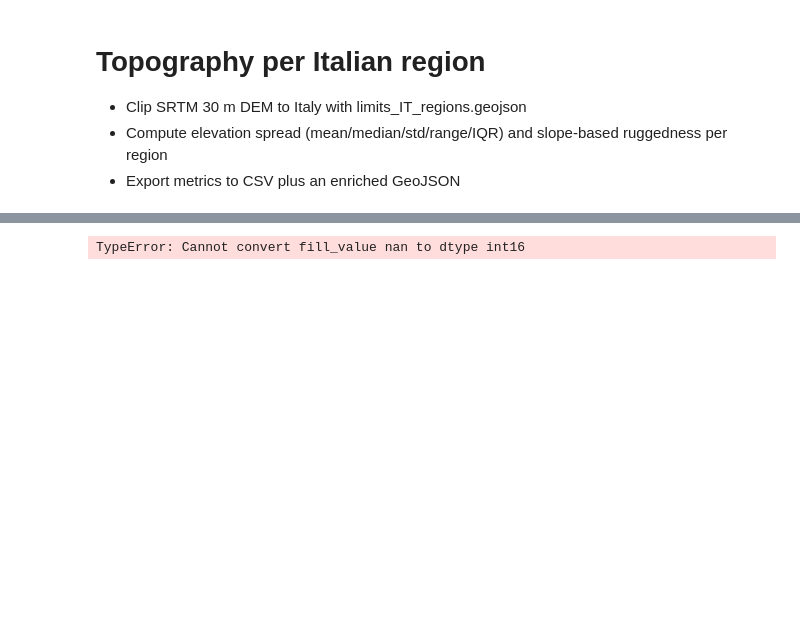
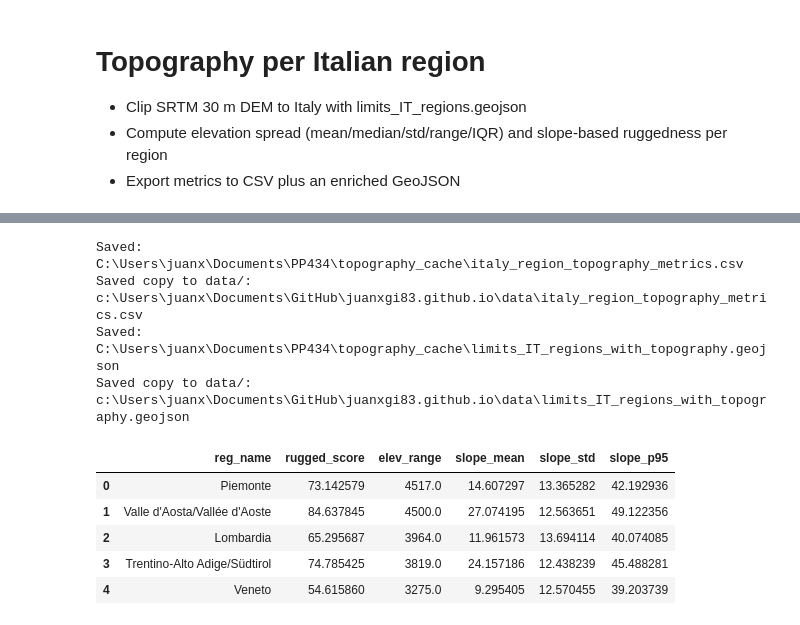
Before and after one commit to juanxgi83/juanxgi83.github.io, a Jupyter notebook: jupyter_notebooks/italy_accidents_region_analyses.ipynb, the cells around one changed output, grey strips where cells are left out. Cells and saved outputs as stored; diff of their text form; code cells hidden in the pictures; blank space fills up the shorter version.

```diff
--- a/jupyter_notebooks/italy_accidents_region_analyses.ipynb
+++ b/jupyter_notebooks/italy_accidents_region_analyses.ipynb
@@ -101,9 +88,15 @@ with rasterio.open(dem_path) as src:
     dem = src.read(1, masked=True).astype("float32")
     dem = dem.filled(np.nan)
     transform = src.transform
-    xres = transform.a
-    yres = -transform.e
-    gy, gx = np.gradient(dem, yres, xres)
+    xres_deg = transform.a
+    yres_deg = -transform.e
+    # convert degree spacing to meters at mid-latitude of Italy
+    lat0 = float((bounds[1] + bounds[3]) / 2)
+    m_per_deg_lat = 111320.0
+    m_per_deg_lon = 111320.0 * np.cos(np.deg2rad(lat0))
+    xres_m = xres_deg * m_per_deg_lon
+    yres_m = yres_deg * m_per_deg_lat
+    gy, gx = np.gradient(dem, yres_m, xres_m)
     slope_rad = np.arctan(np.sqrt(gx**2 + gy**2))
     slope_deg = np.degrees(slope_rad)
     profile = src.profile
@@ -124,39 +117,62 @@ def p25(arr):
 def p75(arr):
     arr = _finite(arr)
     return np.percentile(arr, 75) if arr.size else np.nan
 
+def p95(arr):
+    arr = _finite(arr)
+    return np.percentile(arr, 95) if arr.size else np.nan
+
 elev_stats = zonal_stats(
     gdf,
     dem_path,
     stats=["mean", "median", "std", "min", "max"],
     nodata=nodata_val,
     add_stats={"p25": p25, "p75": p75}
 )
 
 slope_stats = zonal_stats(
     gdf,
     slope_path,
     stats=["mean", "std", "max"],
-    nodata=nodata_val
+    nodata=nodata_val,
+    add_stats={"p95": p95}
 )
 
 elev_df = pd.DataFrame(elev_stats).add_prefix("elev_")
 slope_df = pd.DataFrame(slope_stats).add_prefix("slope_")
 result = pd.concat([gdf.reset_index(drop=True), elev_df, slope_df], axis=1)
 result["elev_range"] = result["elev_max"] - result["elev_min"]
 result["elev_iqr"] = result["elev_p75"] - result["elev_p25"]
+result["rugged_score"] = result["slope_mean"] + result["slope_std"] + (result["elev_range"] / 100.0)  # simple composite
+result["slope_p95"] = result["slope_p95"]
 
 region_col_candidates = [c for c in gdf.columns if c != gdf.geometry.name and c.lower().startswith(("name", "reg"))]
 region_col = region_col_candidates[0] if region_col_candidates else [c for c in gdf.columns if c != gdf.geometry.name][0]
 
-out_csv = work_dir / "italy_region_topography_metrics.csv"
-result[[region_col, "elev_mean", "elev_median", "elev_std", "elev_range", "elev_iqr", "elev_p25", "elev_p75", "slope_mean", "slope_std", "slope_max"]].to_csv(out_csv, index=False)
+out_csv_cache = work_dir / "italy_region_topography_metrics.csv"
+out_csv_data = data_dir / "italy_region_topography_metrics.csv"
+summary_cols = [region_col, "elev_mean", "elev_median", "elev_std", "elev_range", "elev_iqr", "elev_p25", "elev_p75", "slope_mean", "slope_std", "slope_max", "slope_p95", "rugged_score"]
+result[summary_cols].to_csv(out_csv_cache, index=False)
+result[summary_cols].to_csv(out_csv_data, index=False)
 
-out_geojson = work_dir / "limits_IT_regions_with_topography.geojson"
-result.to_file(out_geojson, driver="GeoJSON")
+out_geojson_cache = work_dir / "limits_IT_regions_with_topography.geojson"
+out_geojson_data = data_dir / "limits_IT_regions_with_topography.geojson"
+result.to_file(out_geojson_cache, driver="GeoJSON")
+result.to_file(out_geojson_data, driver="GeoJSON")
 
-print("Saved:", out_csv)
-print("Saved:", out_geojson)
-result[[region_col, "elev_mean", "elev_range", "slope_mean"]].head()
+print("Saved:", out_csv_cache)
+print("Saved copy to data/:", out_csv_data)
+print("Saved:", out_geojson_cache)
+print("Saved copy to data/:", out_geojson_data)
+result[[region_col, "rugged_score", "elev_range", "slope_mean", "slope_std", "slope_p95"]].head()
 # %% [output]
-TypeError: Cannot convert fill_value nan to dtype int16
+Saved: C:\Users\juanx\Documents\PP434\topography_cache\italy_region_topography_metrics.csv
+Saved copy to data/: c:\Users\juanx\Documents\GitHub\juanxgi83.github.io\data\italy_region_topography_metrics.csv
+Saved: C:\Users\juanx\Documents\PP434\topography_cache\limits_IT_regions_with_topography.geojson
+Saved copy to data/: c:\Users\juanx\Documents\GitHub\juanxgi83.github.io\data\limits_IT_regions_with_topography.geojson
+|  | reg_name | rugged_score | elev_range | slope_mean | slope_std | slope_p95 |
+| 0 | Piemonte | 73.142579 | 4517.0 | 14.607297 | 13.365282 | 42.192936 |
+| 1 | Valle d'Aosta/Vallée d'Aoste | 84.637845 | 4500.0 | 27.074195 | 12.563651 | 49.122356 |
+| 2 | Lombardia | 65.295687 | 3964.0 | 11.961573 | 13.694114 | 40.074085 |
+| 3 | Trentino-Alto Adige/Südtirol | 74.785425 | 3819.0 | 24.157186 | 12.438239 | 45.488281 |
+| 4 | Veneto | 54.615860 | 3275.0 | 9.295405 | 12.570455 | 39.203739 |
```
Also changed, not shown: parts of 7 cells of this notebook, 40 other files.
